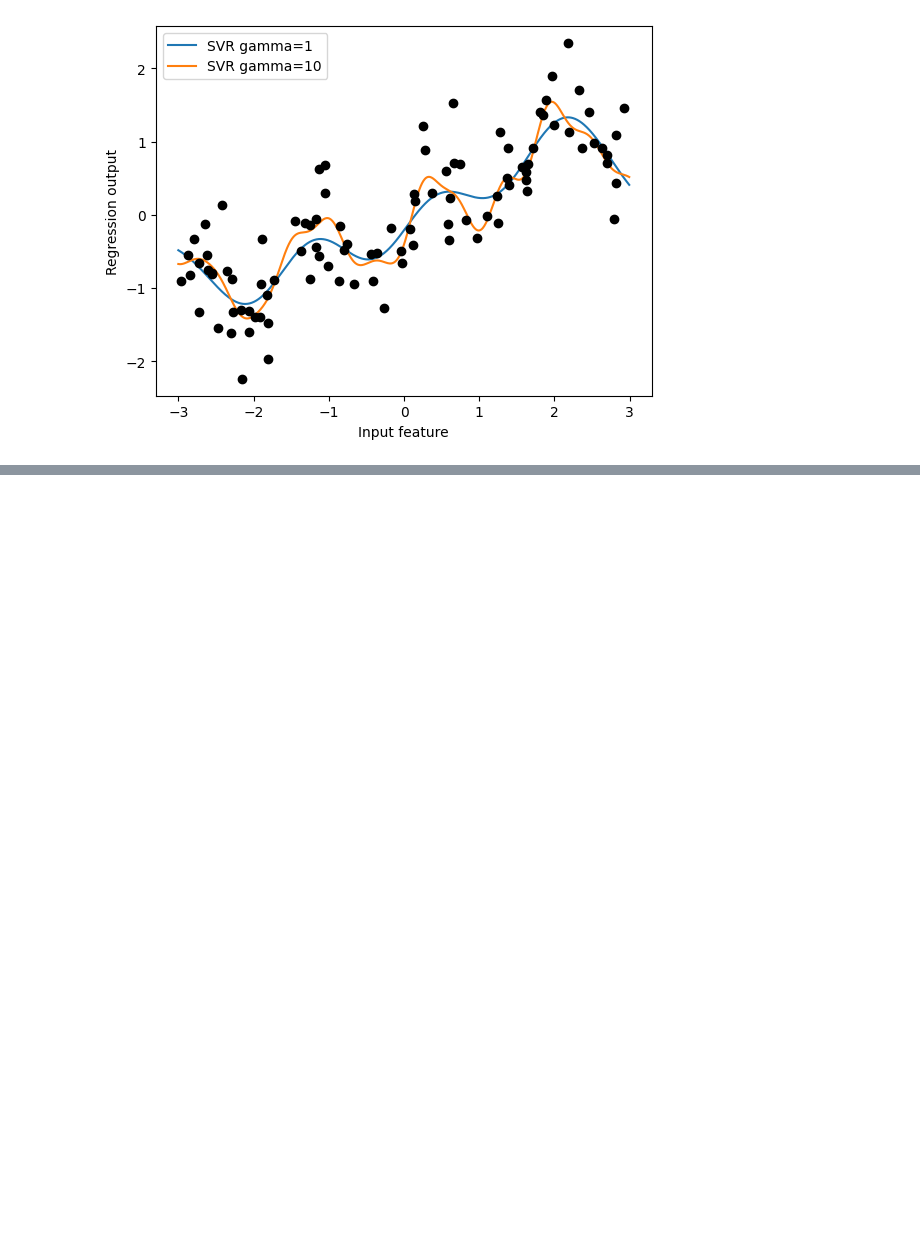
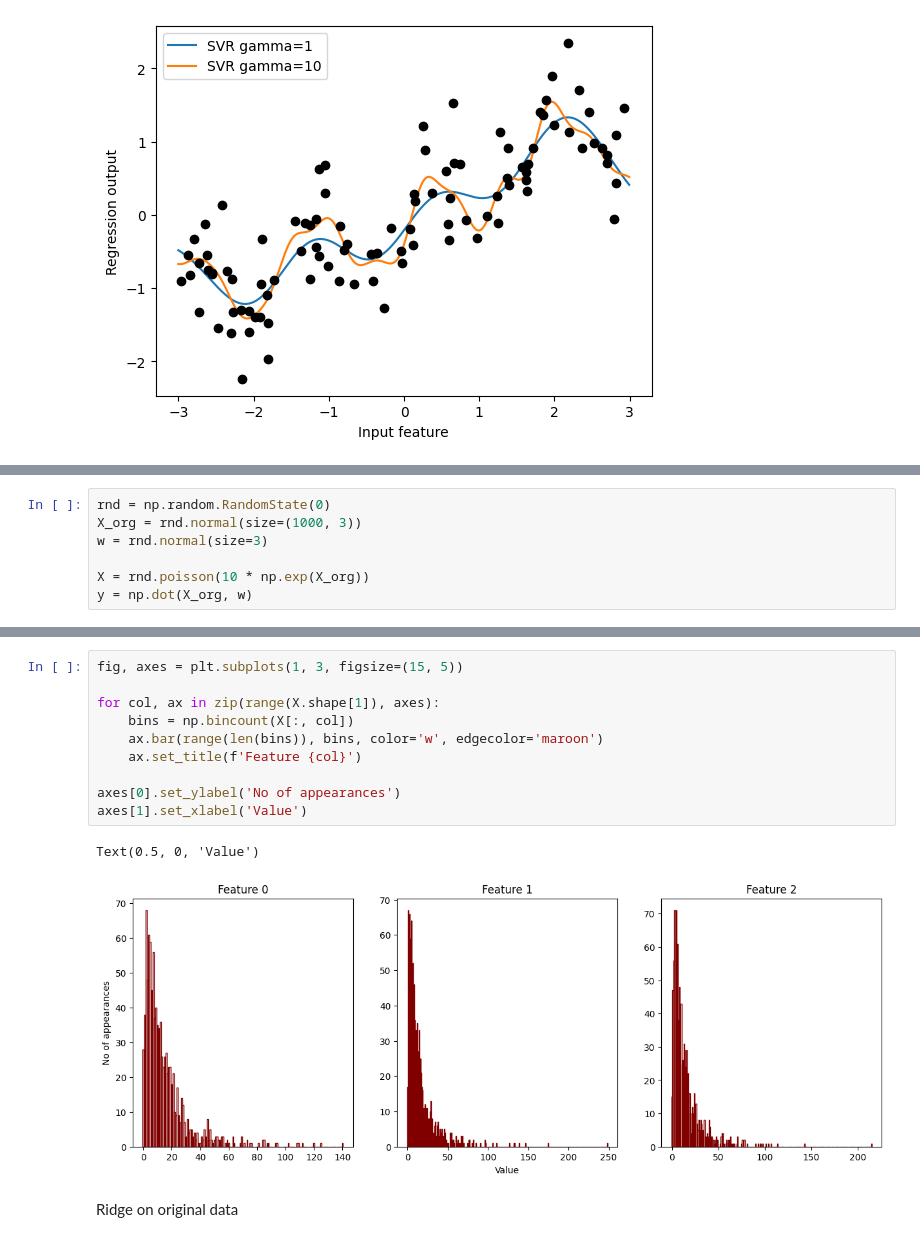
Before and after one commit to abhaykukade/ml_model_evaluation, a Jupyter notebook: feature_engineering.ipynb, the cells around one changed output, grey strips where cells are left out. Drawn from its saved outputs; the diff is of its cells as text; blank space fills up the shorter version.

```diff
--- a/feature_engineering.ipynb
+++ b/feature_engineering.ipynb
@@ -266,0 +332,7 @@ plt.legend()
+# %%
+rnd = np.random.RandomState(0)
+X_org = rnd.normal(size=(1000, 3))
+w = rnd.normal(size=3)
+
+X = rnd.poisson(10 * np.exp(X_org))
+y = np.dot(X_org, w)
@@ -266,0 +349,15 @@ plt.legend()
+# %%
+fig, axes = plt.subplots(1, 3, figsize=(15, 5))
+
+for col, ax in zip(range(X.shape[1]), axes):
+    bins = np.bincount(X[:, col])
+    ax.bar(range(len(bins)), bins, color='w', edgecolor='maroon')
+    ax.set_title(f'Feature {col}')
+
+axes[0].set_ylabel('No of appearances')
+axes[1].set_xlabel('Value')
+# %% [output]
+Text(0.5, 0, 'Value')
+[figure, added]
+# %% [markdown]
+Ridge on original data
```
Also changed, not shown: parts of 46 cells of this notebook, 1 other file.
